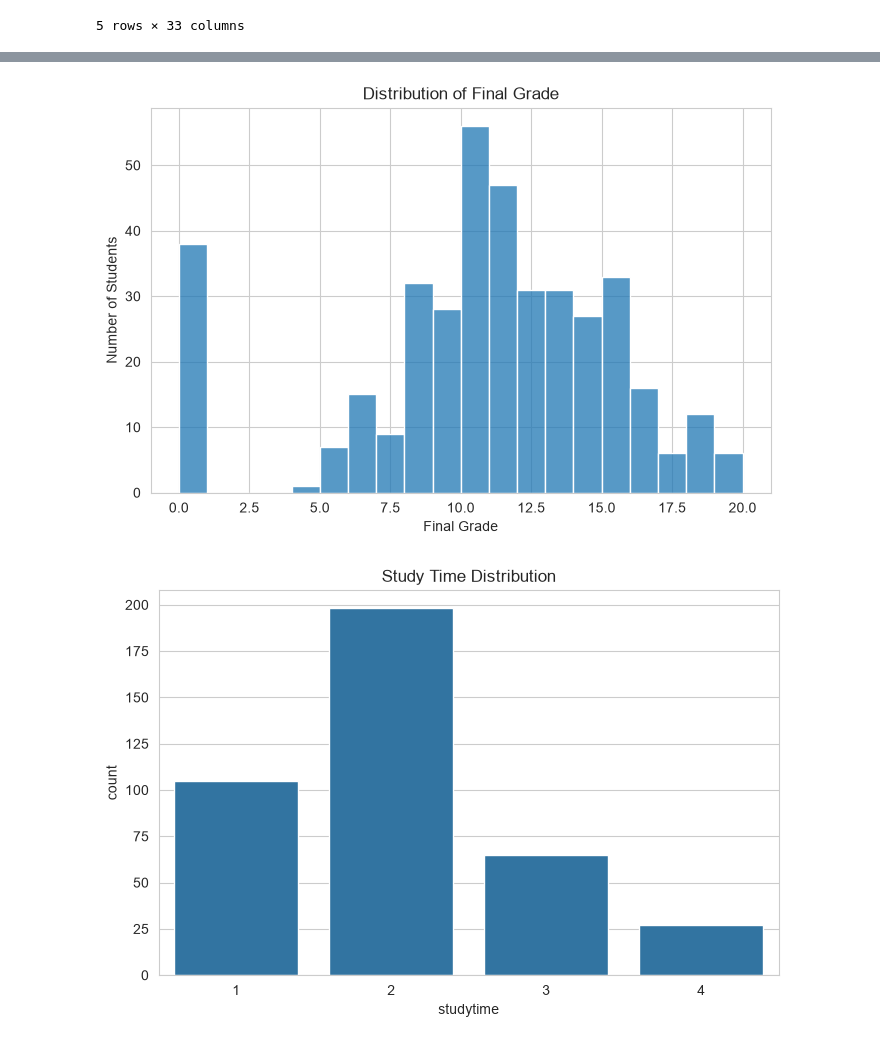
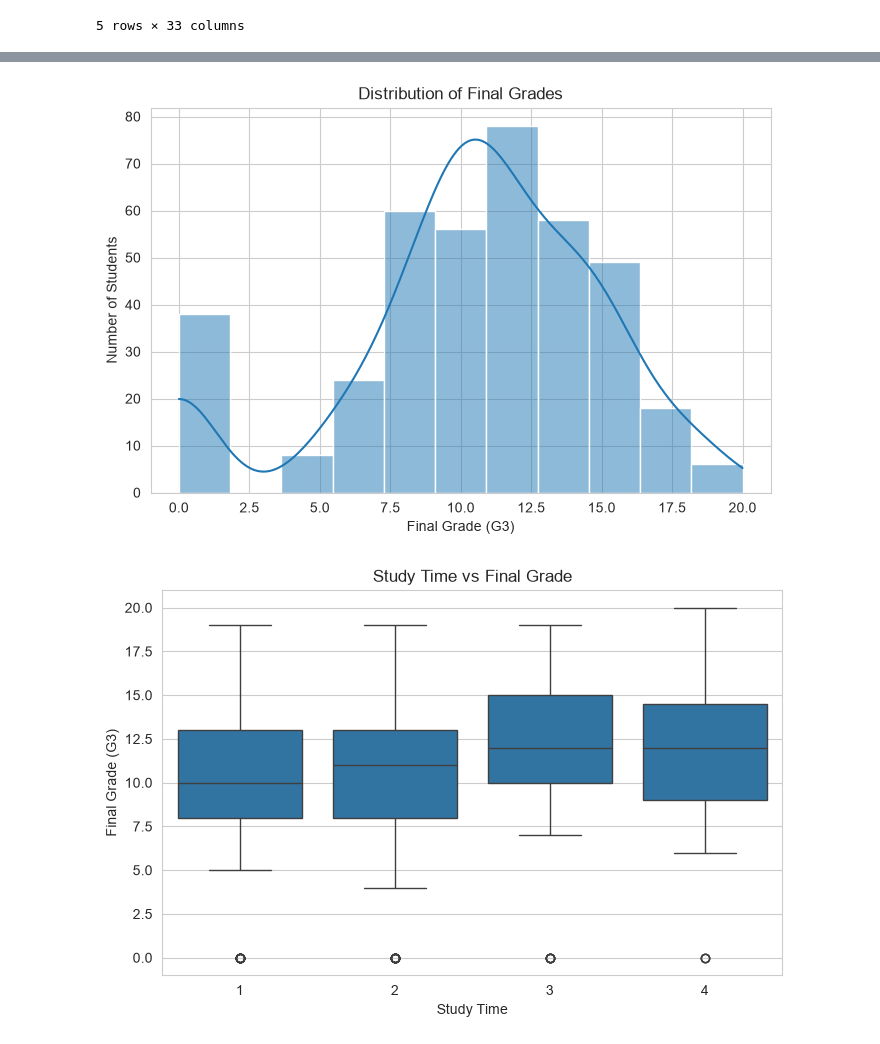
Before and after one commit to Aarya23-04/Student-Performance-Prediction, a Jupyter notebook: notebooks/EDA.ipynb, the cells around one changed output, grey strips where cells are left out. Cells and saved outputs as stored; diff of their text form; code cells hidden in the pictures.

```diff
--- a/notebooks/EDA.ipynb
+++ b/notebooks/EDA.ipynb
@@ -94,22 +91,36 @@ df.describe()
 # %%
-plt.figure(figsize=(8,5))
+# Distribution of Final Grades
 
-sns.histplot(df["G3"], bins=20)
+plt.figure(figsize=(8, 5))
 
-plt.title("Distribution of Final Grade")
-plt.xlabel("Final Grade")
+sns.histplot(
+    df["G3"],
+    bins=11,
+    kde=True
+)
+
+plt.xlabel("Final Grade (G3)")
 plt.ylabel("Number of Students")
+plt.title("Distribution of Final Grades")
 
 plt.show()
 # %% [output]
-[figure, old version]
+[figure, new version]
 # %%
-plt.figure(figsize=(8,5))
+# Study Time vs Final Grade
 
-sns.countplot(x="studytime", data=df)
+plt.figure(figsize=(8, 5))
 
-plt.title("Study Time Distribution")
+sns.boxplot(
+    x="studytime",
+    y="G3",
+    data=df
+)
+
+plt.xlabel("Study Time")
+plt.ylabel("Final Grade (G3)")
+plt.title("Study Time vs Final Grade")
 
 plt.show()
 # %% [output]
-[figure, old version]
+[figure, new version]
```
Also changed, not shown: parts of 21 cells of this notebook, 5 other files.
